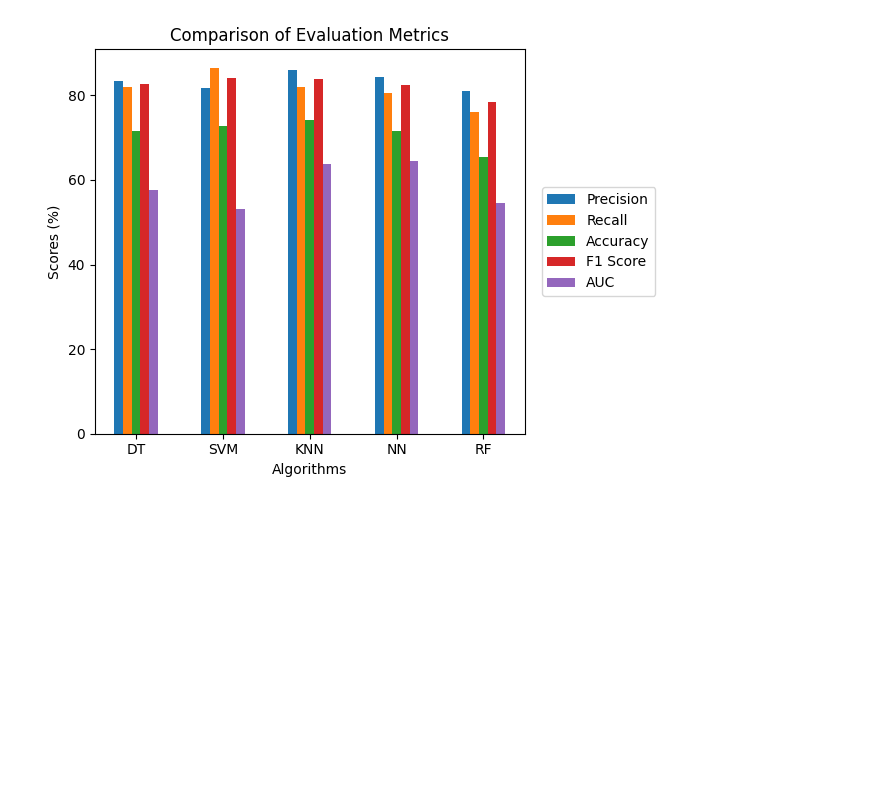
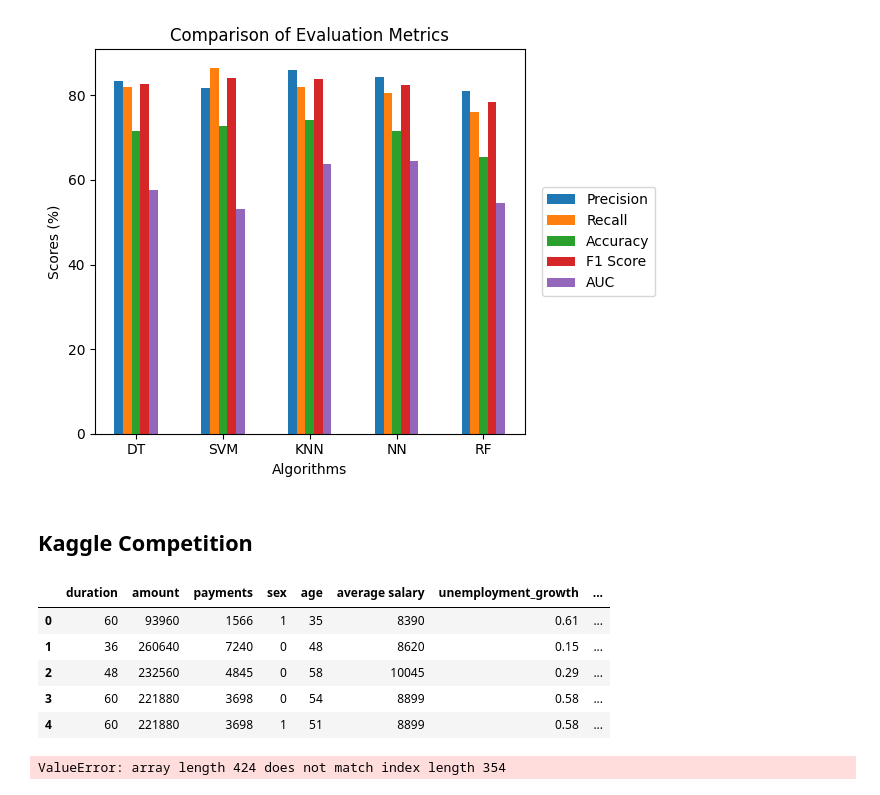
Before and after one commit to DanielaTomas/FCUP-DM1, a Jupyter notebook: DM1.ipynb, the cells around one changed output. Saved outputs shown, nothing was run; the diff lists cells and outputs as text; code cells hidden in the pictures; blank space fills up the shorter version.

```diff
--- a/DM1.ipynb
+++ b/DM1.ipynb
@@ -1502,3 +1516,24 @@ plt.tight_layout()
 plt.show()
 # %% [output]
 [figure]
+# %% [markdown]
+## Kaggle Competition
+# %%
+loan_comp = pd.read_csv('bank/loan_comp.csv', delimiter=";")
+trans_comp = pd.read_csv('bank/trans_comp.csv', delimiter=";")
+card_comp = pd.read_csv('bank/card_comp.csv', delimiter=";")
+# %%
+trans_comp['type'] = trans_comp['type'].replace('withdrawal in cash', 'withdrawal')
+trans_comp['operation'] = trans_comp['operation'].replace('credit card withdrawal', 'withdrawal in cash')
+trans_comp['operation'] = trans_comp['operation'].fillna("credit in cash")
+trans_comp['k_symbol'] = trans_comp['k_symbol'].replace(r'^\s*$', "regular expense", regex=True)
+trans_comp['bank'] = trans_comp['bank'].fillna("DJ")
+trans_comp.loc[trans_comp['account'] == 0, 'account'] = trans_comp['account_id']
+trans_comp["account"].fillna(0,inplace=True)
+trans_comp['date']=pd.to_datetime(trans_comp['date'], format='%y%m%d')
+
+account['average_amount_of_transactions'] = trans_comp.groupby('account_id')['amount'].mean().astype(int)
+#account['num_transactions'] = trans_comp.groupby('account_id').size().astype(int)
+
+account['average_amount_of_transactions'] = account['average_amount_of_transactions'].fillna(0).astype(int)
+#account['num_transactions'] = account['num_transactions'].fillna(0).astype(int)
@@ -1504,0 +1545,17 @@ plt.show()
+# %%
+client_cpy_comp = client
+columns_to_merge = ['code', 'average salary', 'unemployment_growth', 'commited_crimes_growth', 'crime rate', 'entrepreneurs_percentage', 'urban_population_density']
+client_cpy_comp = pd.merge(client_cpy_comp, district[columns_to_merge], left_on='district_id', right_on='code', how='inner')
+
+account_disp_comp = pd.merge(account[['account_id', 'average_amount_of_transactions']], disp[['account_id', 'client_id']], on='account_id', how='inner')
+client_cpy_comp = pd.merge(client_cpy_comp, account_disp_comp, on='client_id', how='inner')
+client_cpy_comp = pd.merge(loan_comp[['account_id', 'duration', 'amount', 'payments']], client_cpy_comp, on='account_id', how='inner')
+client_cpy_comp.drop(['account_id', 'client_id', 'code', 'district_id'], axis=1, inplace=True)
+client_cpy_comp.head()
+# %% [output]
+|  | duration | amount | payments | sex | age | average salary | unemployment_growth | ... |
+| 0 | 60 | 93960 | 1566 | 1 | 35 | 8390 | 0.61 | ... |
+| 1 | 36 | 260640 | 7240 | 0 | 48 | 8620 | 0.15 | ... |
+| 2 | 48 | 232560 | 4845 | 0 | 58 | 10045 | 0.29 | ... |
+| 3 | 60 | 221880 | 3698 | 0 | 54 | 8899 | 0.58 | ... |
+| 4 | 60 | 221880 | 3698 | 1 | 51 | 8899 | 0.58 | ... |
@@ -1504,0 +1573,13 @@ plt.show()
+# %%
+Y_comp = nn_md.predict(client_cpy_comp)
+
+nn_test_probs = nn_md.predict_proba(client_cpy_comp)[:, 1]
+
+#print(nn_test_probs)
+
+loan_ids = loan_comp['loan_id']
+data = {'Id': loan_ids, 'Predicted': nn_test_probs}
+df = pd.DataFrame(data)
+df.to_csv('loan_predictions.csv', index=False)
+# %% [output]
+ValueError: array length 424 does not match index length 354
```
Also changed, not shown: parts of 9 cells of this notebook, 3 other files.
